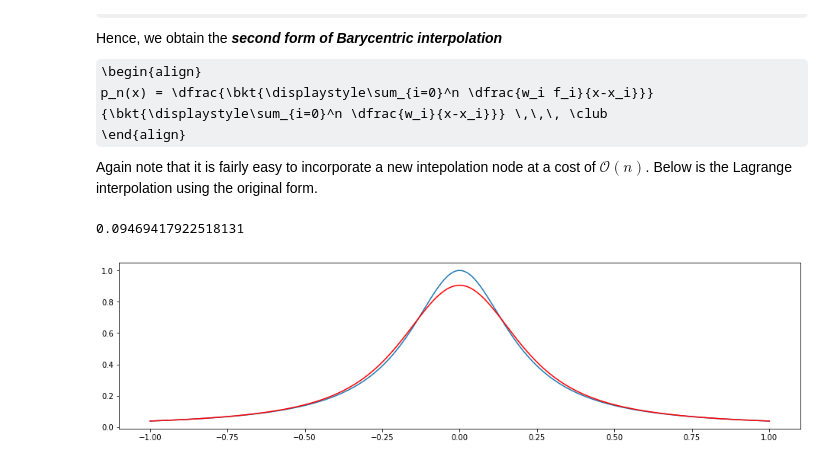
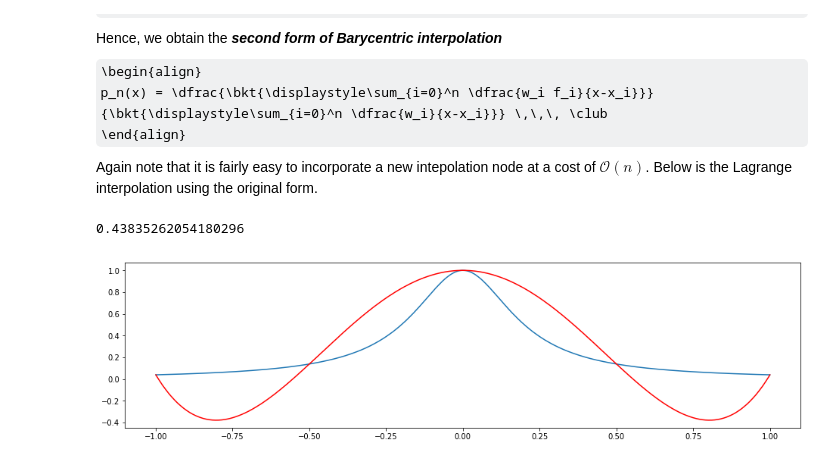
Before and after one commit to sivaramambikasaran/2019_CMS, a Jupyter notebook: Chapters/Univariate_Interpolation.ipynb, the cells around one changed output. Cells and saved outputs as stored; diff of their text form; code cells hidden in the pictures; some formulas as TeX source.

```diff
--- a/Chapters/Univariate_Interpolation.ipynb
+++ b/Chapters/Univariate_Interpolation.ipynb
@@ -94,35 +96,35 @@ def Chebyshev(nnodes,xplot):
     return xnodes, fnodes, fplot;
 
 def Uniform(nnodes,xplot):
     # Uniform node interpolation
     xnodes    = np.linspace(-1,1,nnodes);
     fnodes     = function(xnodes);
     fplot        = 0;
     for i in range(0,nnodes):
         fplot = fplot + fnodes[i]*Lagrange(xnodes,xplot,i);
     return xnodes, fnodes, fplot;
 
 def Bernstein(n,xplot):
     xnodes = np.linspace(-1,1,nnodes);
     fnodes  = function(xnodes);
     fplot = 0;
     for i in range(0,nnodes):
         fplot = fplot + sp.stats.binom.pmf(i,nnodes-1,0.5+0.5*xplot)*function(xnodes[i]);
     return fplot;
 
 nplot       = 1001;
 xplot       = np.linspace(-1,1,nplot);
 f_actual   = function(xplot);
-nnodes    = 201;
+nnodes    = 5;
 # xnodes, fnodes, fplot = Chebyshev(nnodes,xplot);
-# xnodes, fnodes, fplot = Uniform(nnodes,xplot);
-fplot        = Bernstein(nnodes,xplot);
+xnodes, fnodes, fplot = Uniform(nnodes,xplot);
+# fplot        = Bernstein(nnodes,xplot);
 
 error       = f_actual-fplot;
 print(np.amax(np.abs(error)))
 pl.plot(xplot,f_actual,'-');
 pl.plot(xplot,fplot,'r');
 pl.rcParams["figure.figsize"] = [16,4];
 # %% [output]
-0.09469417922518131
+0.43835262054180296
-[figure, old version]
+[figure, new version]
```
Also changed, not shown: parts of 2 cells of this notebook, 2 other files.
